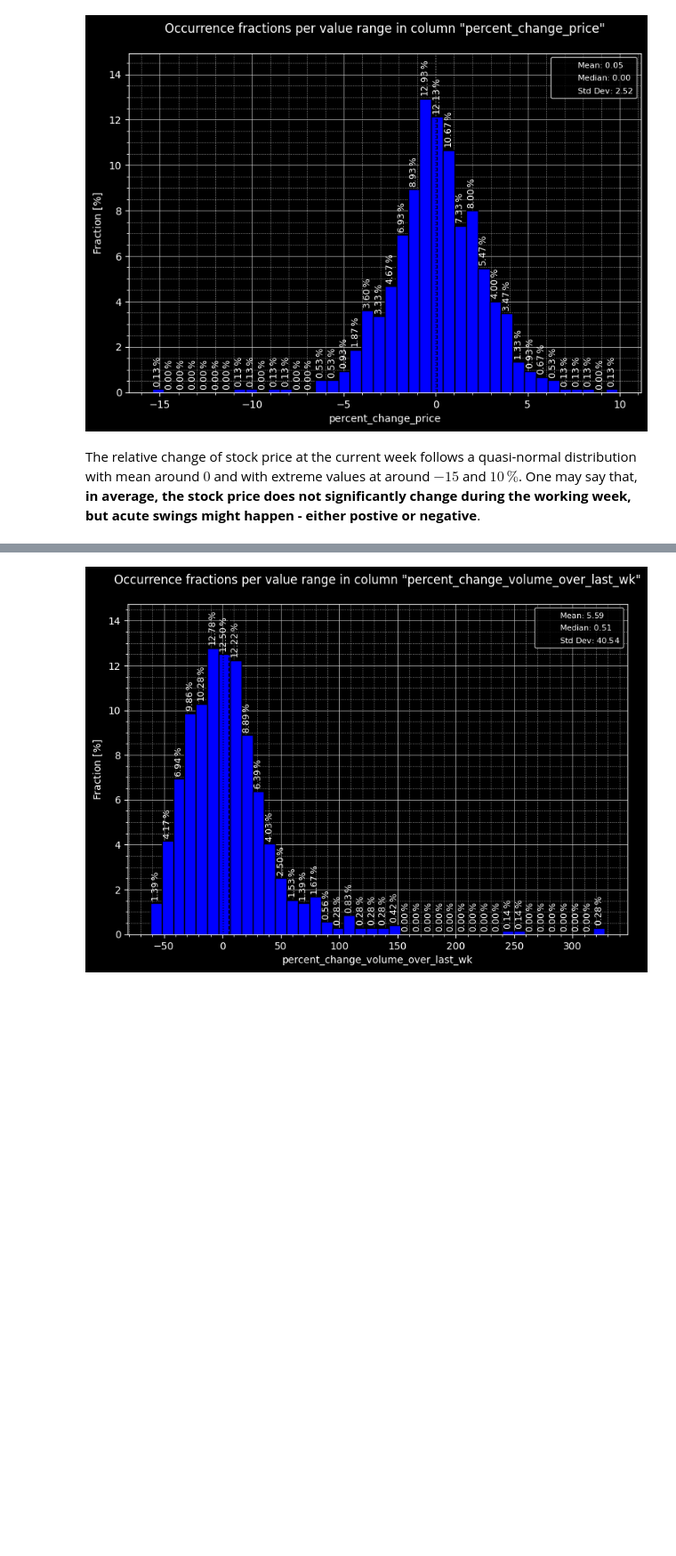
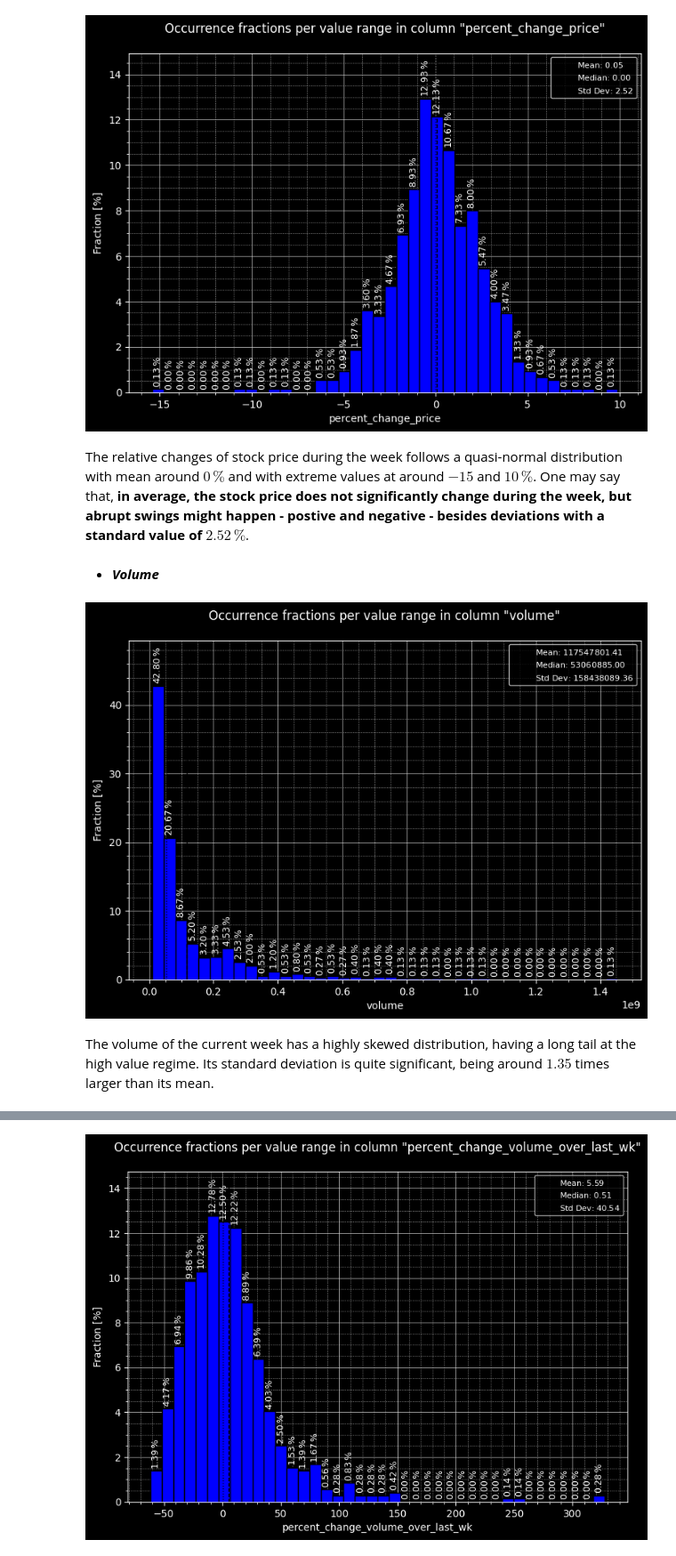
Before and after one commit to eliocpereira95/DSU-Recruitment-Challenges, a Jupyter notebook: submission.ipynb, the cells around one changed output, grey strips where cells are left out. Shown at 89% size. Cells and saved outputs as stored; diff of their text form; code cells hidden in the pictures; blank space fills up the shorter version.

```diff
--- a/submission.ipynb
+++ b/submission.ipynb
@@ -410,4 +473,21 @@ hisplot_custom(
 # %% [output]
 [figure]
 # %% [markdown]
-The relative change of stock price at the current week follows a quasi-normal distribution with mean around $0$ and with extreme values at around $-15$ and $10\,\%$. One may say that, **in average, the stock price does not significantly change during the working week, but acute swings might happen - either postive or negative**.
+The relative changes of stock price during the week follows a quasi-normal distribution with mean around $0\,\%$ and with extreme values at around $-15$ and $10\,\%$. One may say that, **in average, the stock price does not significantly change during the week, but abrupt swings might happen - postive and negative - besides deviations with a standard value of $2.52\,\%$**.
+# %% [markdown]
+* ***Volume***
+# %%
+# ---> Plot
+
+hisplot_custom(
+    df=data,
+    col="volume",
+    col_dtype=float,
+    stat="percent",
+    bins=40,
+    bar_label_rotation=90,
+)
+# %% [output]
+[figure, added]
+# %% [markdown]
+The volume of the current week has a highly skewed distribution, having a long tail at the high value regime. Its standard deviation is quite significant, being around $1.35$ times larger than its mean.
```
Also changed, not shown: parts of 25 cells of this notebook.
